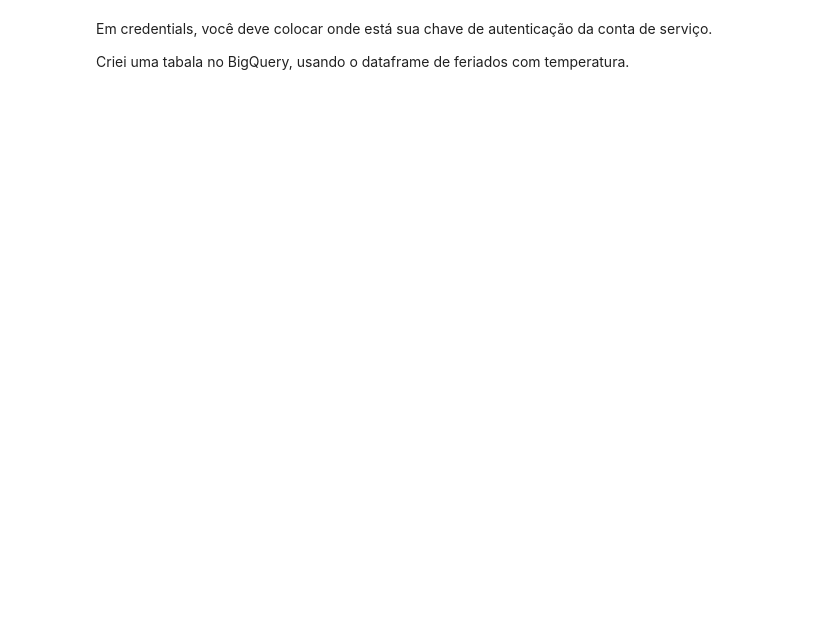
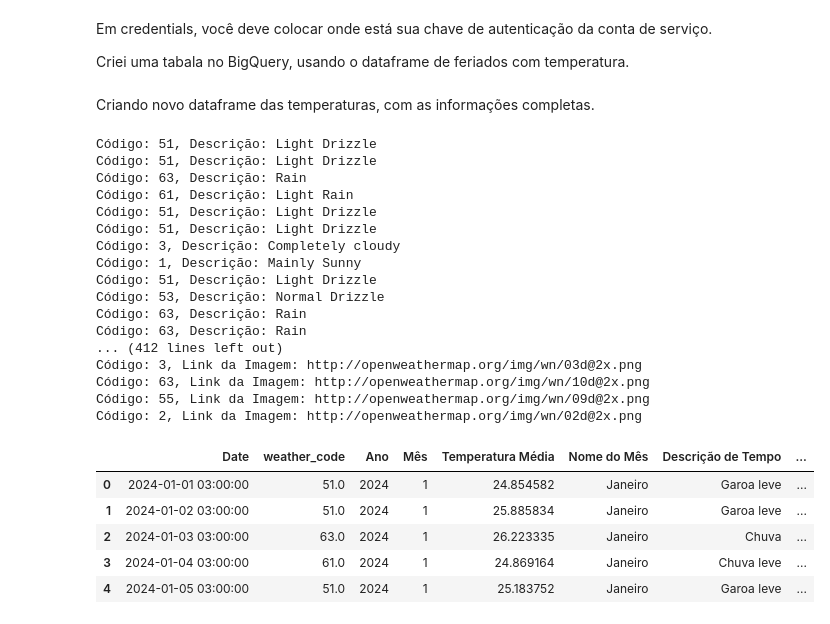
Before and after one commit to felipsants/emd-desafio-junior-data-scientist, a Jupyter notebook: PYTHON/analise_api.ipynb, the cells around one changed output. Saved outputs shown, nothing was run; the diff lists cells and outputs as text; code cells hidden in the pictures; blank space fills up the shorter version.

```diff
--- a/PYTHON/analise_api.ipynb
+++ b/PYTHON/analise_api.ipynb
@@ -524,0 +543,35 @@ to_gbq(df_feriados_temp, table_id, project_id=project_id, if_exists="replace", c
+# %% [markdown]
+Criando novo dataframe das temperaturas, com as informações completas.
+# %%
+temperaturas = daily_dataframe
+
+temperaturas['Descrição de Tempo'] = temperaturas['weather_code'].apply(lambda x: pegar_Descrição_JSON(x, 'day'))
+temperaturas['Link da Imagem do tempo'] = temperaturas['weather_code'].apply(lambda x: pegar_imagem_JSON(x, 'day'))
+
+temperaturas['Descrição de Tempo'] = temperaturas['Descrição de Tempo'].apply(lambda x: traduzir_texto(x))
+
+temperaturas.head(50)
+# %% [output]
+Código: 51, Descrição: Light Drizzle
+Código: 51, Descrição: Light Drizzle
+Código: 63, Descrição: Rain
+Código: 61, Descrição: Light Rain
+Código: 51, Descrição: Light Drizzle
+Código: 51, Descrição: Light Drizzle
+Código: 3, Descrição: Completely cloudy
+Código: 1, Descrição: Mainly Sunny
+Código: 51, Descrição: Light Drizzle
+Código: 53, Descrição: Normal Drizzle
+Código: 63, Descrição: Rain
+Código: 63, Descrição: Rain
+... (412 lines left out)
+Código: 3, Link da Imagem: http://openweathermap.org/img/wn/03d@2x.png
+Código: 63, Link da Imagem: http://openweathermap.org/img/wn/10d@2x.png
+Código: 55, Link da Imagem: http://openweathermap.org/img/wn/09d@2x.png
+Código: 2, Link da Imagem: http://openweathermap.org/img/wn/02d@2x.png
+|  | Date | weather_code | Ano | Mês | Temperatura Média | Nome do Mês | Descrição de Tempo | ... |
+| 0 | 2024-01-01 03:00:00 | 51.0 | 2024 | 1 | 24.854582 | Janeiro | Garoa leve | ... |
+| 1 | 2024-01-02 03:00:00 | 51.0 | 2024 | 1 | 25.885834 | Janeiro | Garoa leve | ... |
+| 2 | 2024-01-03 03:00:00 | 63.0 | 2024 | 1 | 26.223335 | Janeiro | Chuva | ... |
+| 3 | 2024-01-04 03:00:00 | 61.0 | 2024 | 1 | 24.869164 | Janeiro | Chuva leve | ... |
+| 4 | 2024-01-05 03:00:00 | 51.0 | 2024 | 1 | 25.183752 | Janeiro | Garoa leve | ... |
```
Also changed, not shown: parts of 10 cells of this notebook.
